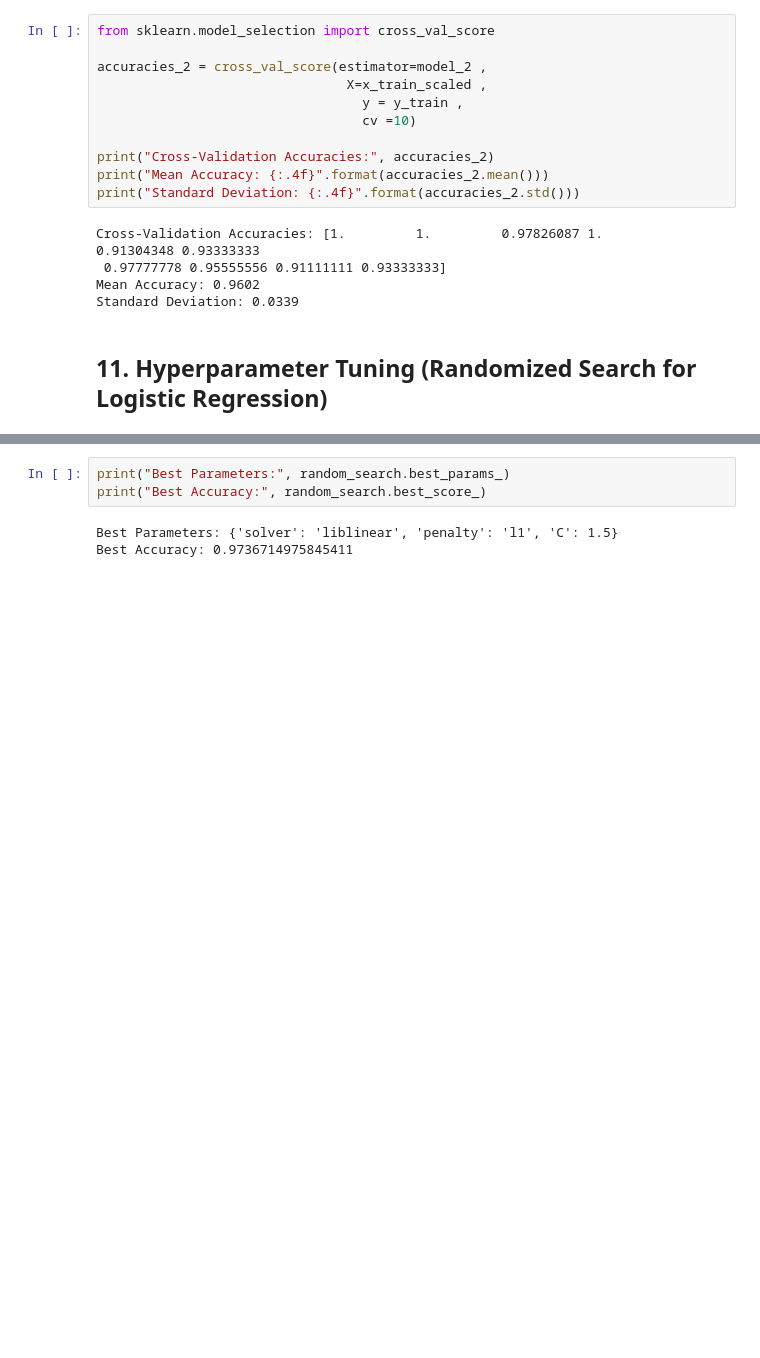
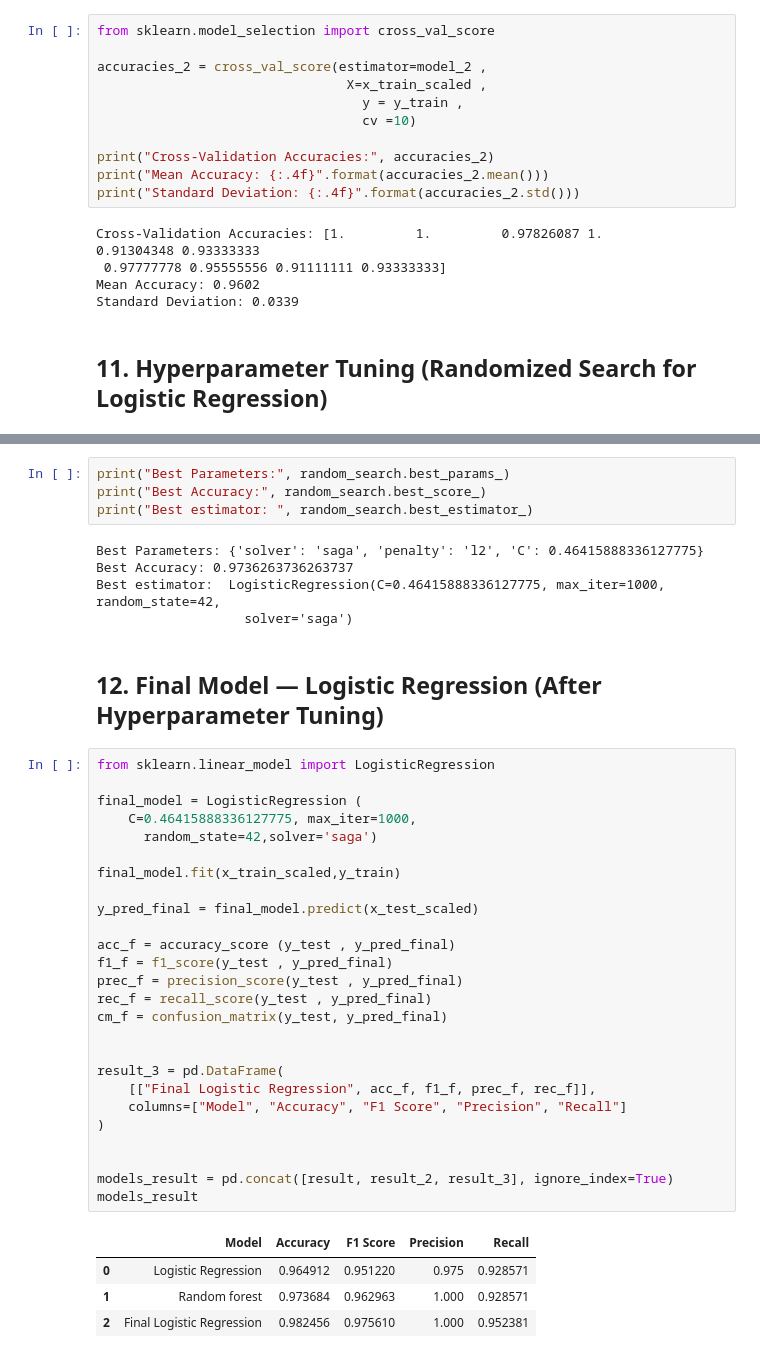
Before and after one commit to Aminbyt/breast-cancer-detection, a Jupyter notebook: notebooks/breast_cancer_detection.ipynb, the cells around one changed output, grey strips where cells are left out. Cells and saved outputs as stored; diff of their text form; blank space fills up the shorter version.

Commit message:
Final Logistic Regression model with tuned hyperparameters and comparison of model performance

```diff
--- a/notebooks/breast_cancer_detection.ipynb
+++ b/notebooks/breast_cancer_detection.ipynb
@@ -417,6 +417,42 @@ RandomizedSearchCV(cv=10, estimator=LogisticRegression(random_state=42),
 # %%
 print("Best Parameters:", random_search.best_params_)
 print("Best Accuracy:", random_search.best_score_)
+print("Best estimator: ", random_search.best_estimator_)
 # %% [output]
-Best Parameters: {'solver': 'liblinear', 'penalty': 'l1', 'C': 1.5}
-Best Accuracy: 0.9736714975845411
+Best Parameters: {'solver': 'saga', 'penalty': 'l2', 'C': 0.46415888336127775}
+Best Accuracy: 0.9736263736263737
+Best estimator:  LogisticRegression(C=0.46415888336127775, max_iter=1000, random_state=42,
+                   solver='saga')
+# %% [markdown]
+## 12. Final Model — Logistic Regression (After Hyperparameter Tuning)
+# %%
+from sklearn.linear_model import LogisticRegression
+
+final_model = LogisticRegression (
+    C=0.46415888336127775, max_iter=1000,
+      random_state=42,solver='saga')
+
+final_model.fit(x_train_scaled,y_train)
+
+y_pred_final = final_model.predict(x_test_scaled)
+
+acc_f = accuracy_score (y_test , y_pred_final)
+f1_f = f1_score(y_test , y_pred_final)
+prec_f = precision_score(y_test , y_pred_final)
+rec_f = recall_score(y_test , y_pred_final)
+cm_f = confusion_matrix(y_test, y_pred_final)
+
+
+result_3 = pd.DataFrame(
+    [["Final Logistic Regression", acc_f, f1_f, prec_f, rec_f]],
+    columns=["Model", "Accuracy", "F1 Score", "Precision", "Recall"]
+)
+
+
+models_result = pd.concat([result, result_2, result_3], ignore_index=True)
+models_result
+# %% [output]
+|  | Model | Accuracy | F1 Score | Precision | Recall |
+| 0 | Logistic Regression | 0.964912 | 0.951220 | 0.975 | 0.928571 |
+| 1 | Random forest | 0.973684 | 0.962963 | 1.000 | 0.928571 |
+| 2 | Final Logistic Regression | 0.982456 | 0.975610 | 1.000 | 0.952381 |
```
Also changed, not shown: parts of 1 cell of this notebook.
